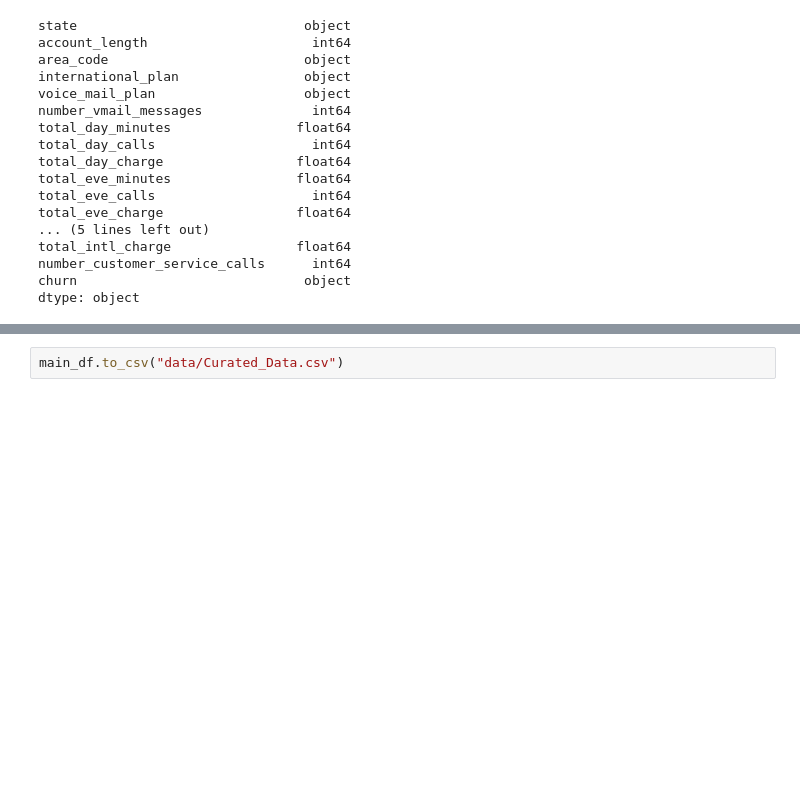
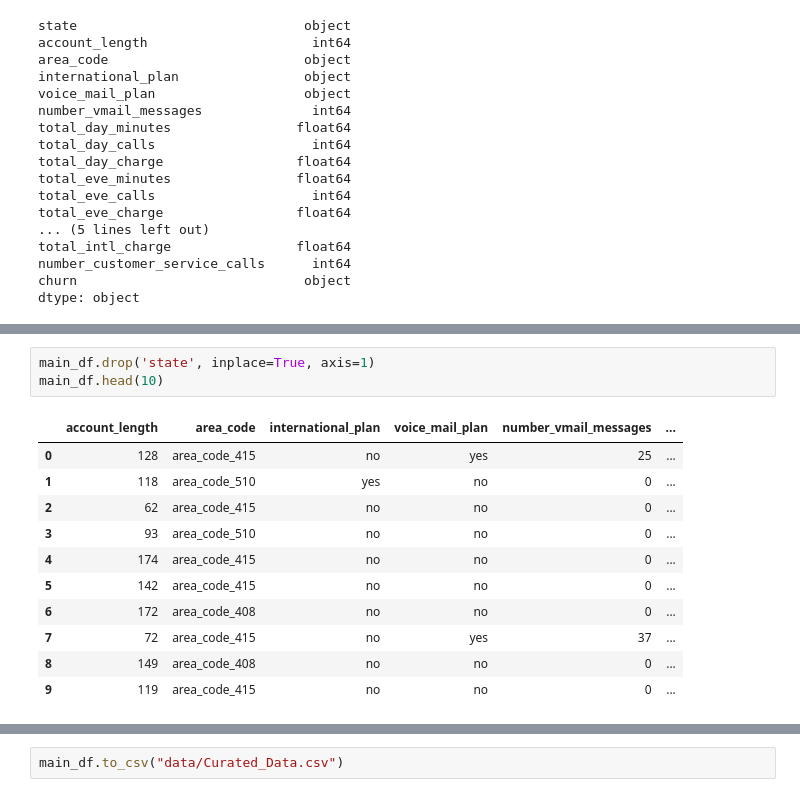
Before and after one commit to rita-s/customer-churn-prediction, a Jupyter notebook: main.ipynb, the cells around one changed output, grey strips where cells are left out. Drawn from its saved outputs; the diff is of its cells as text; blank space fills up the shorter version.

```diff
--- a/main.ipynb
+++ b/main.ipynb
@@ -105,0 +106,15 @@ main_df
+# %%
+main_df.drop('state', inplace=True, axis=1)
+main_df.head(10)
+# %% [output]
+|  | account_length | area_code | international_plan | voice_mail_plan | number_vmail_messages | ... |
+| 0 | 128 | area_code_415 | no | yes | 25 | ... |
+| 1 | 118 | area_code_510 | yes | no | 0 | ... |
+| 2 | 62 | area_code_415 | no | no | 0 | ... |
+| 3 | 93 | area_code_510 | no | no | 0 | ... |
+| 4 | 174 | area_code_415 | no | no | 0 | ... |
+| 5 | 142 | area_code_415 | no | no | 0 | ... |
+| 6 | 172 | area_code_408 | no | no | 0 | ... |
+| 7 | 72 | area_code_415 | no | yes | 37 | ... |
+| 8 | 149 | area_code_408 | no | no | 0 | ... |
+| 9 | 119 | area_code_415 | no | no | 0 | ... |
```
Also changed, not shown: parts of 11 cells of this notebook, 2 other files.
